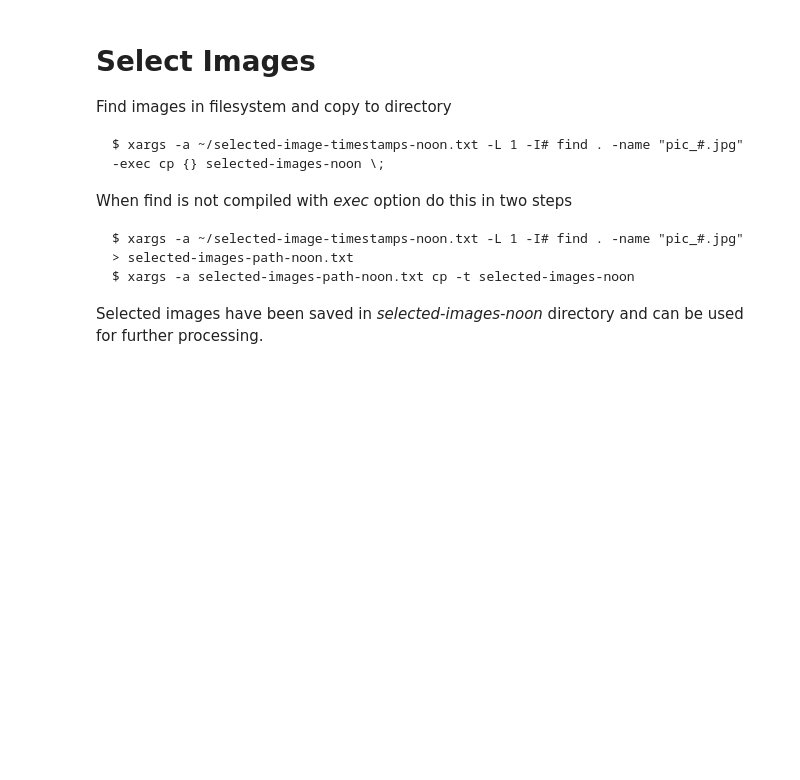
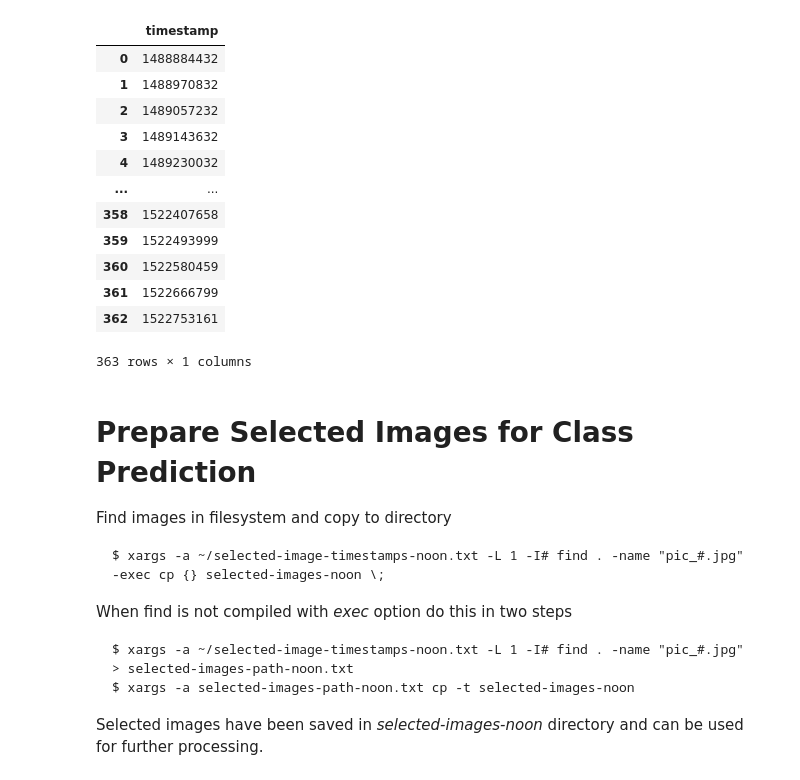
Before and after one commit to monz/garden-time-lapse, a Jupyter notebook: notebooks/1.0-image-selection-noon.ipynb, the cells around one changed output. Drawn from its saved outputs; the diff is of its cells as text; code cells hidden in the pictures; blank space fills up the shorter version.

```diff
--- a/notebooks/1.0-image-selection-noon.ipynb
+++ b/notebooks/1.0-image-selection-noon.ipynb
@@ -3,16 +20,13 @@ import pandas as pd
 import numpy as np
 import datetime
 
+from src.features import build_features
+
 ALL_TIMESTAMPS_FILE = '../data/raw/image-timestamps.txt'
 SELECTED_TIMESTAMPS_FILE = '../data/processed/selected-image-timestamps-noon.txt'
 
-
-# get first and last day of image capturing
-# skip last entry, which was erroneous, have to use
-# 'python' engine instead of faster 'c' engine due to skipping
+# load all images timestamps from file
 timestamps = pd.read_csv(
     ALL_TIMESTAMPS_FILE,
     names = ['timestamp'],
-    skipfooter = 1,
-    engine = 'python',
     dtype = {'timestamp': np.int64} )
@@ -77,8 +33,29 @@ display(timestamps_noon)
+# %%
+# for details of get_timestamps_in_range function, see src/data/make_dataset
+
+# extract timestamps at noon
+timestamps_noon = build_features.get_timestamps_in_range(timestamps, 12, 5)
+
+display(timestamps_noon)
+# %% [output]
+|  | timestamp |
+| 0 | 1488884432 |
+| 1 | 1488970832 |
+| 2 | 1489057232 |
+| 3 | 1489143632 |
+| 4 | 1489230032 |
+| ... | ... |
+| 358 | 1522407658 |
+| 359 | 1522493999 |
+| 360 | 1522580459 |
+| 361 | 1522666799 |
+| 362 | 1522753161 |
+363 rows × 1 columns
 # %%
 # write to file
 timestamps_noon.to_csv(SELECTED_TIMESTAMPS_FILE, header = False, index = False)
 # %% [markdown]
-# Select Images
+# Prepare Selected Images for Class Prediction
 
 Find images in filesystem and copy to directory
 
```
Also changed, not shown: parts of 2 cells of this notebook, 9 other files.
